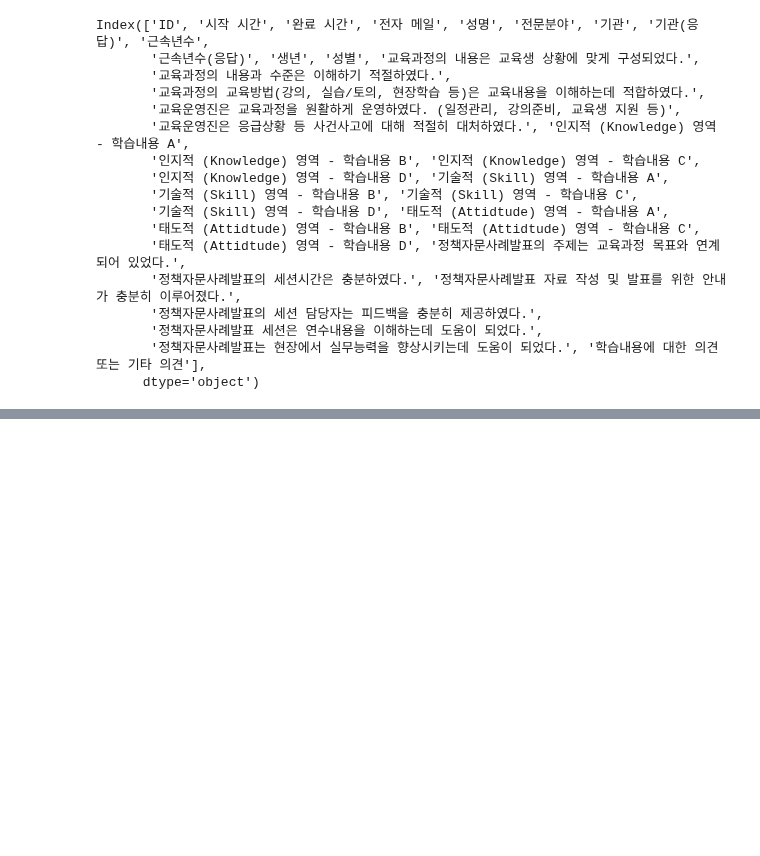
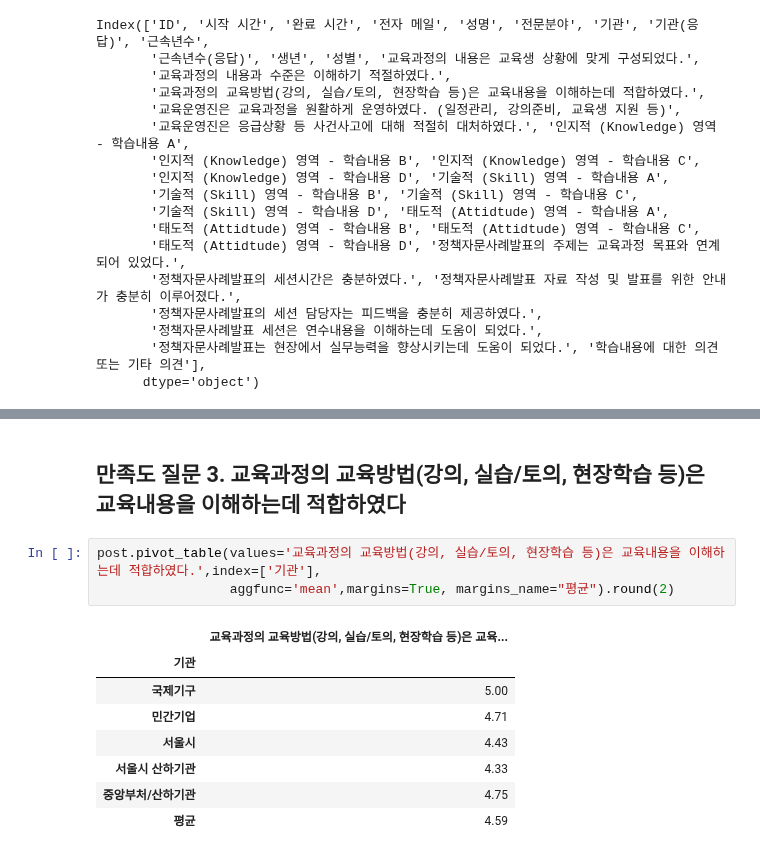
Before and after one commit to jgumin/jupyter-notebook, a Jupyter notebook: isus/scp교육생분석.ipynb, the cells around one changed output, grey strips where cells are left out. Drawn from its saved outputs; the diff is of its cells as text; blank space fills up the shorter version.

```diff
--- a/isus/scp교육생분석.ipynb
+++ b/isus/scp교육생분석.ipynb
@@ -584,0 +651,14 @@ post_group[['교육과정의 내용은 교육생 상황에 맞게 구성되었
+# %% [markdown]
+## 만족도 질문 3. 교육과정의 교육방법(강의, 실습/토의, 현장학습 등)은 교육내용을 이해하는데 적합하였다
+# %%
+post.pivot_table(values='교육과정의 교육방법(강의, 실습/토의, 현장학습 등)은 교육내용을 이해하는데 적합하였다.',index=['기관'],
+                 aggfunc='mean',margins=True, margins_name="평균").round(2)
+# %% [output]
+|  | 교육과정의 교육방법(강의, 실습/토의, 현장학습 등)은 교육... |
+| 기관 |  |
+| 국제기구 | 5.00 |
+| 민간기업 | 4.71 |
+| 서울시 | 4.43 |
+| 서울시 산하기관 | 4.33 |
+| 중앙부처/산하기관 | 4.75 |
+| 평균 | 4.59 |
```
Also changed, not shown: parts of 15 cells of this notebook.
